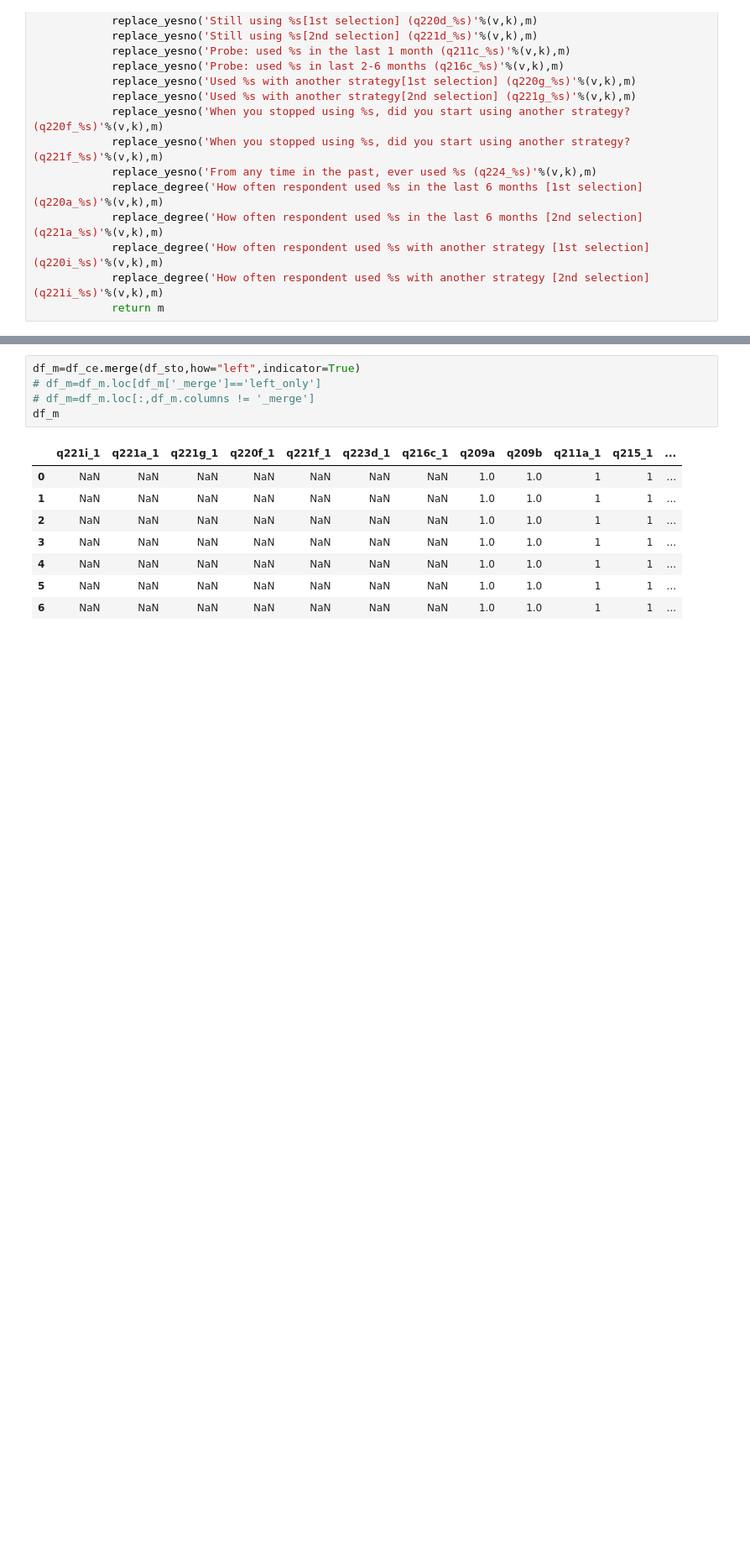
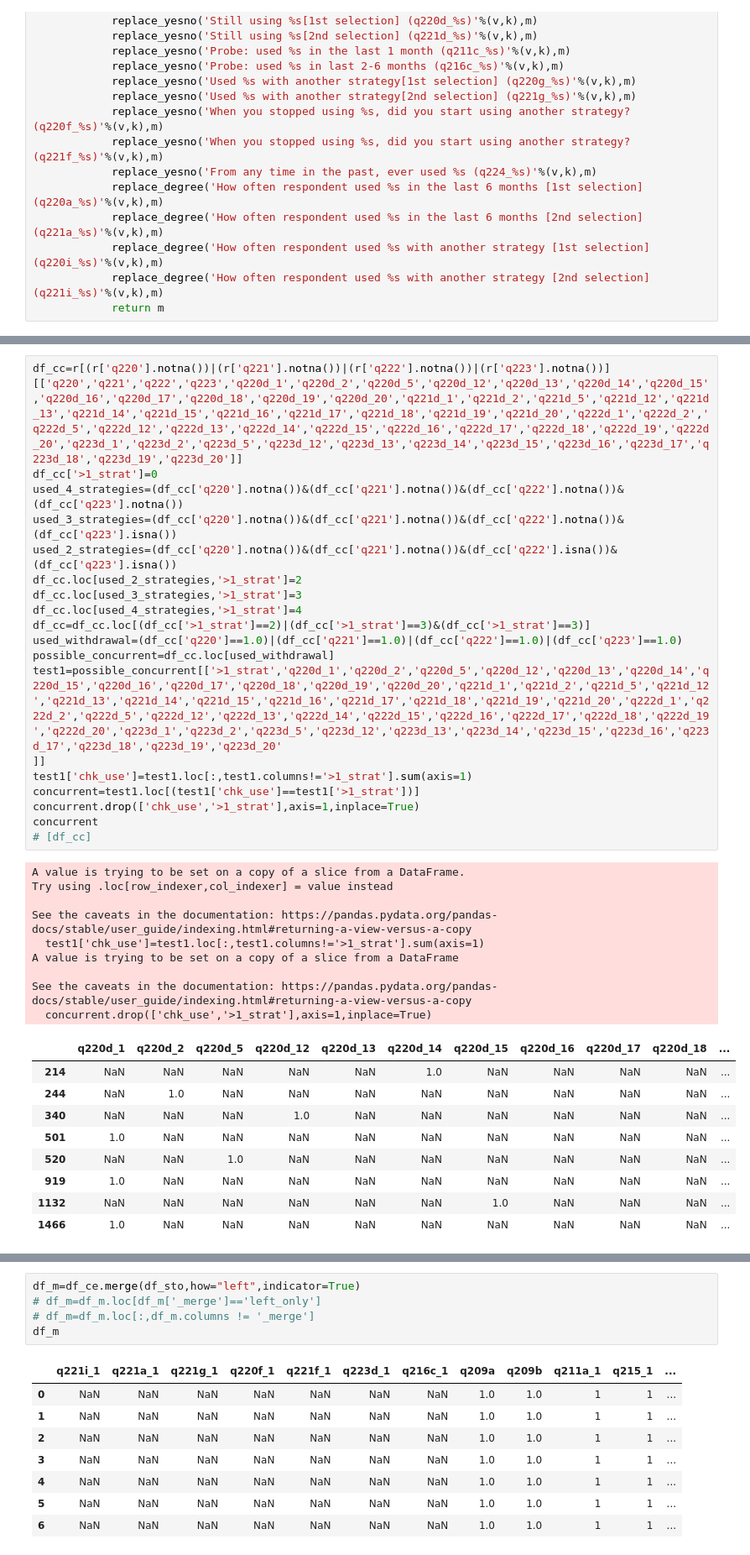
Before and after one commit to thatjohnguy/afidep-deep-learning-project, a Jupyter notebook: teamup_profile_generator.ipynb, the cells around one changed output, grey strips where cells are left out. Shown at 84% size. Saved outputs shown, nothing was run; the diff lists cells and outputs as text; blank space fills up the shorter version.

```diff
--- a/teamup_profile_generator.ipynb
+++ b/teamup_profile_generator.ipynb
@@ -1396,0 +1358,38 @@ writer.save()
+# %%
+df_cc=r[(r['q220'].notna())|(r['q221'].notna())|(r['q222'].notna())|(r['q223'].notna())][['q220','q221','q222','q223','q220d_1','q220d_2','q220d_5','q220d_12','q220d_13','q220d_14','q220d_15','q220d_16','q220d_17','q220d_18','q220d_19','q220d_20','q221d_1','q221d_2','q221d_5','q221d_12','q221d_13','q221d_14','q221d_15','q221d_16','q221d_17','q221d_18','q221d_19','q221d_20','q222d_1','q222d_2','q222d_5','q222d_12','q222d_13','q222d_14','q222d_15','q222d_16','q222d_17','q222d_18','q222d_19','q222d_20','q223d_1','q223d_2','q223d_5','q223d_12','q223d_13','q223d_14','q223d_15','q223d_16','q223d_17','q223d_18','q223d_19','q223d_20']]
+df_cc['>1_strat']=0
+used_4_strategies=(df_cc['q220'].notna())&(df_cc['q221'].notna())&(df_cc['q222'].notna())&(df_cc['q223'].notna())
+used_3_strategies=(df_cc['q220'].notna())&(df_cc['q221'].notna())&(df_cc['q222'].notna())&(df_cc['q223'].isna())
+used_2_strategies=(df_cc['q220'].notna())&(df_cc['q221'].notna())&(df_cc['q222'].isna())&(df_cc['q223'].isna())
+df_cc.loc[used_2_strategies,'>1_strat']=2
+df_cc.loc[used_3_strategies,'>1_strat']=3
+df_cc.loc[used_4_strategies,'>1_strat']=4
+df_cc=df_cc.loc[(df_cc['>1_strat']==2)|(df_cc['>1_strat']==3)&(df_cc['>1_strat']==3)]
+used_withdrawal=(df_cc['q220']==1.0)|(df_cc['q221']==1.0)|(df_cc['q222']==1.0)|(df_cc['q223']==1.0)
+possible_concurrent=df_cc.loc[used_withdrawal]
+test1=possible_concurrent[['>1_strat','q220d_1','q220d_2','q220d_5','q220d_12','q220d_13','q220d_14','q220d_15','q220d_16','q220d_17','q220d_18','q220d_19','q220d_20','q221d_1','q221d_2','q221d_5','q221d_12','q221d_13','q221d_14','q221d_15','q221d_16','q221d_17','q221d_18','q221d_19','q221d_20','q222d_1','q222d_2','q222d_5','q222d_12','q222d_13','q222d_14','q222d_15','q222d_16','q222d_17','q222d_18','q222d_19','q222d_20','q223d_1','q223d_2','q223d_5','q223d_12','q223d_13','q223d_14','q223d_15','q223d_16','q223d_17','q223d_18','q223d_19','q223d_20'
+]]
+test1['chk_use']=test1.loc[:,test1.columns!='>1_strat'].sum(axis=1)
+concurrent=test1.loc[(test1['chk_use']==test1['>1_strat'])]
+concurrent.drop(['chk_use','>1_strat'],axis=1,inplace=True)
+concurrent
+# [df_cc]
+# %% [output]
+A value is trying to be set on a copy of a slice from a DataFrame.
+Try using .loc[row_indexer,col_indexer] = value instead
+
+See the caveats in the documentation: https://pandas.pydata.org/pandas-docs/stable/user_guide/indexing.html#returning-a-view-versus-a-copy
+  test1['chk_use']=test1.loc[:,test1.columns!='>1_strat'].sum(axis=1)
+A value is trying to be set on a copy of a slice from a DataFrame
+
+See the caveats in the documentation: https://pandas.pydata.org/pandas-docs/stable/user_guide/indexing.html#returning-a-view-versus-a-copy
+  concurrent.drop(['chk_use','>1_strat'],axis=1,inplace=True)
+|  | q220d_1 | q220d_2 | q220d_5 | q220d_12 | q220d_13 | q220d_14 | q220d_15 | q220d_16 | q220d_17 | q220d_18 | ... |
+| 214 | NaN | NaN | NaN | NaN | NaN | 1.0 | NaN | NaN | NaN | NaN | ... |
+| 244 | NaN | 1.0 | NaN | NaN | NaN | NaN | NaN | NaN | NaN | NaN | ... |
+| 340 | NaN | NaN | NaN | 1.0 | NaN | NaN | NaN | NaN | NaN | NaN | ... |
+| 501 | 1.0 | NaN | NaN | NaN | NaN | NaN | NaN | NaN | NaN | NaN | ... |
+| 520 | NaN | NaN | 1.0 | NaN | NaN | NaN | NaN | NaN | NaN | NaN | ... |
+| 919 | 1.0 | NaN | NaN | NaN | NaN | NaN | NaN | NaN | NaN | NaN | ... |
+| 1132 | NaN | NaN | NaN | NaN | NaN | NaN | 1.0 | NaN | NaN | NaN | ... |
+| 1466 | 1.0 | NaN | NaN | NaN | NaN | NaN | NaN | NaN | NaN | NaN | ... |
```
Also changed, not shown: parts of 41 cells of this notebook.
